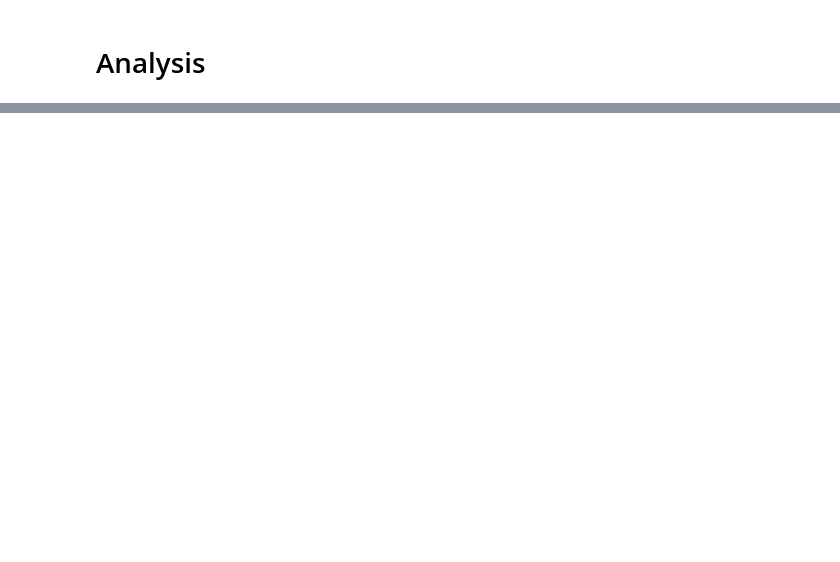
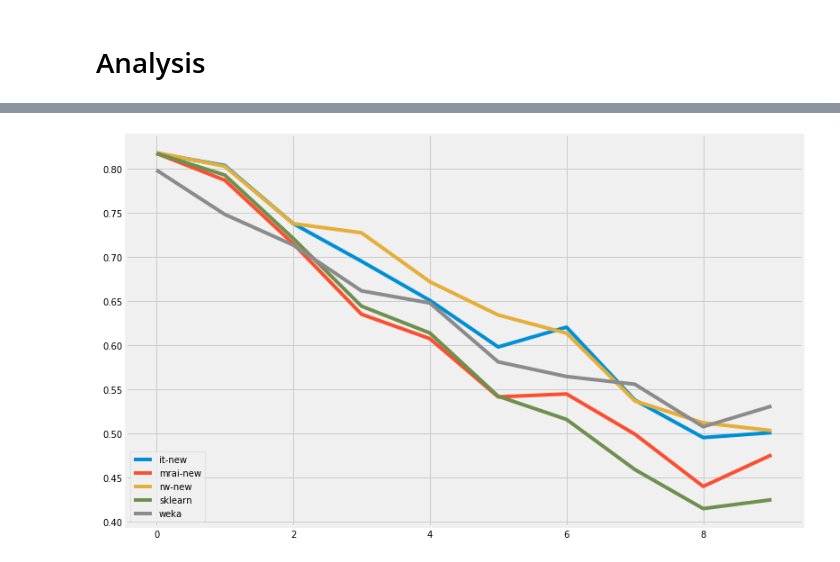
Before and after one commit to eliavw/aaai20, a Jupyter notebook: note/analysis.ipynb, the cells around one changed output, grey strips where cells are left out. Saved outputs shown, nothing was run; the diff lists cells and outputs as text; code cells hidden in the pictures; blank space fills up the shorter version.

```diff
--- a/note/analysis.ipynb
+++ b/note/analysis.ipynb
@@ -49,0 +50,4 @@ plot()
+# %%
+plot()
+# %% [output]
+[figure, added]
```
Also changed, not shown: parts of 2 cells of this notebook, 8 other files.
